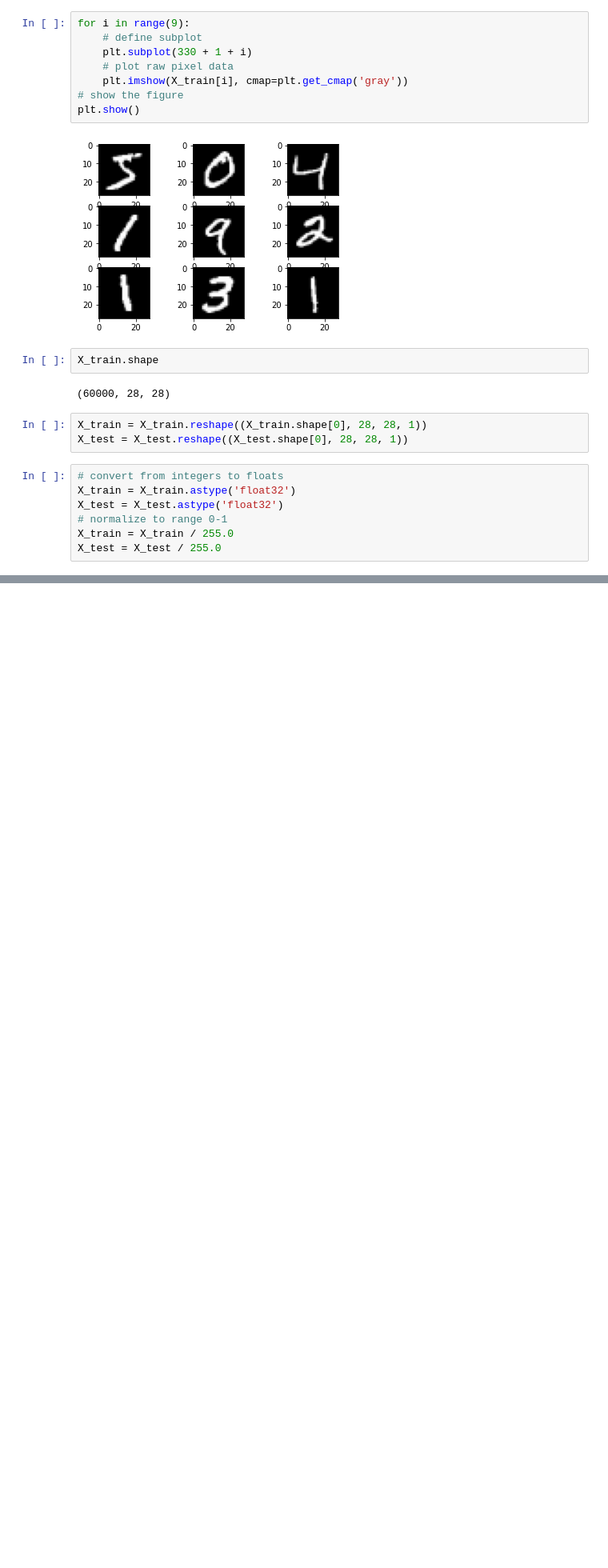
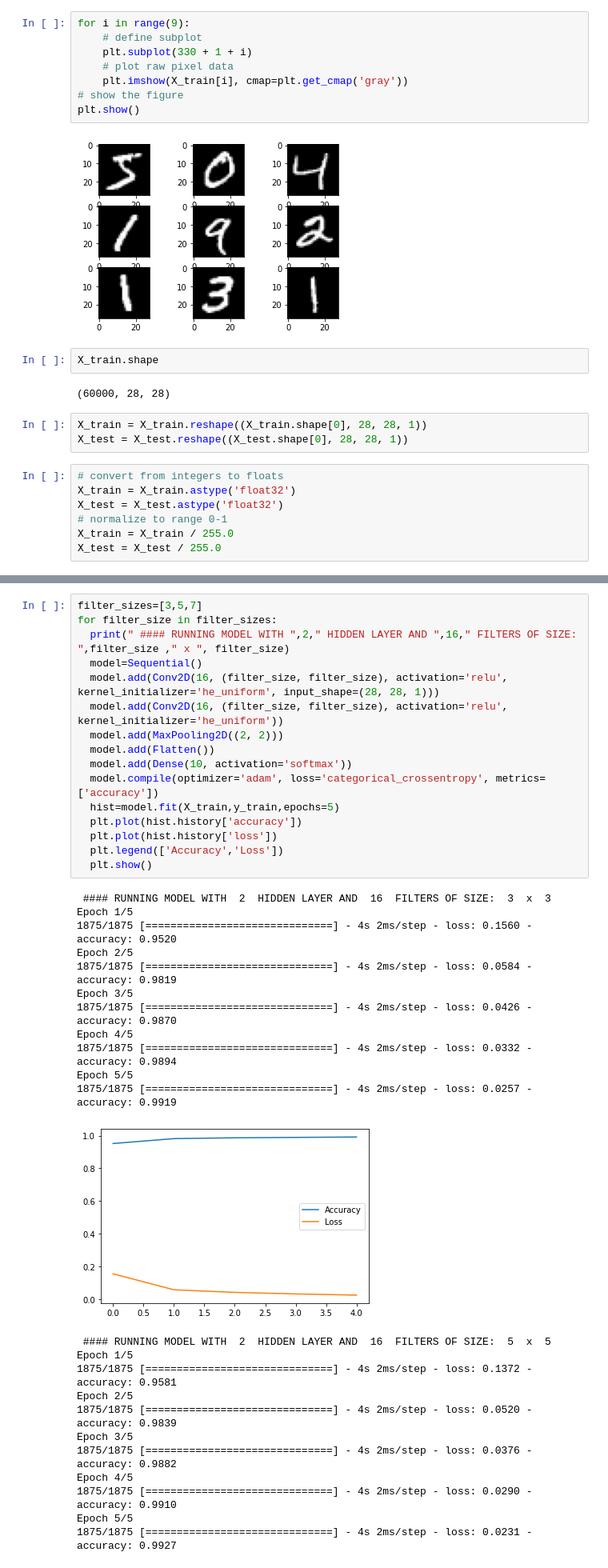
Before and after one commit to adityav1810/Semester_5_Labs, a Jupyter notebook: ECSE440L-DeepLearning/LAB6/LAB6.ipynb, the cells around one changed output, grey strips where cells are left out. Shown at 80% size. Cells and saved outputs as stored; diff of their text form; blank space fills up the shorter version.

```diff
--- a/ECSE440L-DeepLearning/LAB6/LAB6.ipynb
+++ b/ECSE440L-DeepLearning/LAB6/LAB6.ipynb
@@ -192,0 +192,40 @@ Epoch 5/5
+# %%
+filter_sizes=[3,5,7]
+for filter_size in filter_sizes:
+  print(" #### RUNNING MODEL WITH ",2," HIDDEN LAYER AND ",16," FILTERS OF SIZE: ",filter_size ," x ", filter_size)
+  model=Sequential()
+  model.add(Conv2D(16, (filter_size, filter_size), activation='relu', kernel_initializer='he_uniform', input_shape=(28, 28, 1)))
+  model.add(Conv2D(16, (filter_size, filter_size), activation='relu', kernel_initializer='he_uniform'))
+  model.add(MaxPooling2D((2, 2)))
+  model.add(Flatten())
+  model.add(Dense(10, activation='softmax'))
+  model.compile(optimizer='adam', loss='categorical_crossentropy', metrics=['accuracy'])
+  hist=model.fit(X_train,y_train,epochs=5)
+  plt.plot(hist.history['accuracy'])
+  plt.plot(hist.history['loss'])
+  plt.legend(['Accuracy','Loss'])
+  plt.show()
+# %% [output]
+ #### RUNNING MODEL WITH  2  HIDDEN LAYER AND  16  FILTERS OF SIZE:  3  x  3
+Epoch 1/5
+1875/1875 [==============================] - 4s 2ms/step - loss: 0.1560 - accuracy: 0.9520
+Epoch 2/5
+1875/1875 [==============================] - 4s 2ms/step - loss: 0.0584 - accuracy: 0.9819
+Epoch 3/5
+1875/1875 [==============================] - 4s 2ms/step - loss: 0.0426 - accuracy: 0.9870
+Epoch 4/5
+1875/1875 [==============================] - 4s 2ms/step - loss: 0.0332 - accuracy: 0.9894
+Epoch 5/5
+1875/1875 [==============================] - 4s 2ms/step - loss: 0.0257 - accuracy: 0.9919
+[figure, added]
+ #### RUNNING MODEL WITH  2  HIDDEN LAYER AND  16  FILTERS OF SIZE:  5  x  5
+Epoch 1/5
+1875/1875 [==============================] - 4s 2ms/step - loss: 0.1372 - accuracy: 0.9581
+Epoch 2/5
+1875/1875 [==============================] - 4s 2ms/step - loss: 0.0520 - accuracy: 0.9839
+Epoch 3/5
+1875/1875 [==============================] - 4s 2ms/step - loss: 0.0376 - accuracy: 0.9882
+Epoch 4/5
+1875/1875 [==============================] - 4s 2ms/step - loss: 0.0290 - accuracy: 0.9910
+Epoch 5/5
+1875/1875 [==============================] - 4s 2ms/step - loss: 0.0231 - accuracy: 0.9927
```
Also changed, not shown: parts of 15 cells of this notebook.
